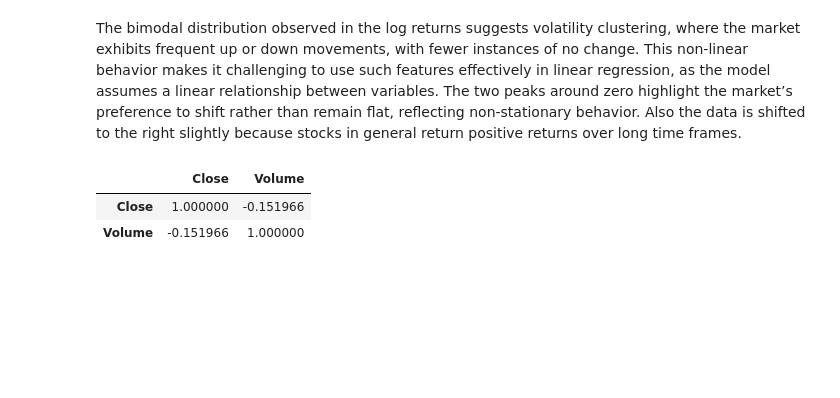
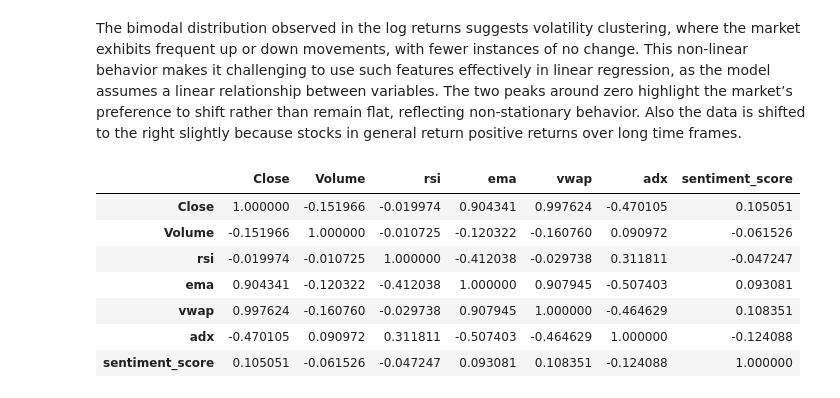
Before and after one commit to DiegoCico/DS3000_FinalProject, a Jupyter notebook: Phase II.ipynb, the cells around one changed output. Cells and saved outputs as stored; diff of their text form; code cells hidden in the pictures; blank space fills up the shorter version.

Commit message:
correlation table and markdown

```diff
--- a/Phase II.ipynb
+++ b/Phase II.ipynb
@@ -377,10 +401,15 @@ plt.show()
 The bimodal distribution observed in the log returns suggests volatility clustering, where the market exhibits frequent up or down movements, with fewer instances of no change. This non-linear behavior makes it challenging to use such features effectively in linear regression, as the model assumes a linear relationship between variables. The two peaks around zero highlight the market’s preference to shift rather than remain flat, reflecting non-stationary behavior. Also the data is shifted to the right slightly because stocks in general return positive returns over long time frames.
 # %%
 # Correlations
-df_close_volume = stock_df[["Close", "Volume"]]
-corr_close_volume = df_close_volume.corr()
-corr_close_volume
+df_corr = stock_df[["Close", "Volume", "rsi", "ema", "vwap", "adx", "sentiment_score"]]
+correlations = df_corr.corr()
+correlations
 # %% [output]
-|  | Close | Volume |
-| Close | 1.000000 | -0.151966 |
-| Volume | -0.151966 | 1.000000 |
+|  | Close | Volume | rsi | ema | vwap | adx | sentiment_score |
+| Close | 1.000000 | -0.151966 | -0.019974 | 0.904341 | 0.997624 | -0.470105 | 0.105051 |
+| Volume | -0.151966 | 1.000000 | -0.010725 | -0.120322 | -0.160760 | 0.090972 | -0.061526 |
+| rsi | -0.019974 | -0.010725 | 1.000000 | -0.412038 | -0.029738 | 0.311811 | -0.047247 |
+| ema | 0.904341 | -0.120322 | -0.412038 | 1.000000 | 0.907945 | -0.507403 | 0.093081 |
+| vwap | 0.997624 | -0.160760 | -0.029738 | 0.907945 | 1.000000 | -0.464629 | 0.108351 |
+| adx | -0.470105 | 0.090972 | 0.311811 | -0.507403 | -0.464629 | 1.000000 | -0.124088 |
+| sentiment_score | 0.105051 | -0.061526 | -0.047247 | 0.093081 | 0.108351 | -0.124088 | 1.000000 |
```
Also changed, not shown: parts of 6 cells of this notebook.
